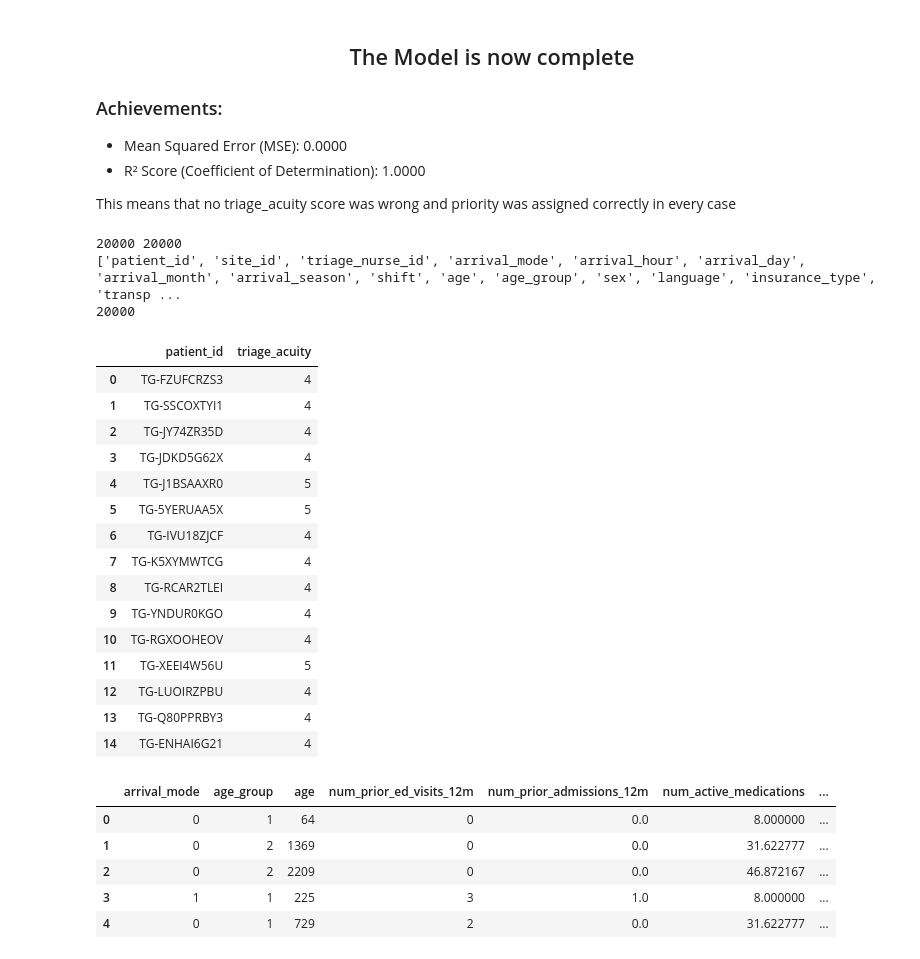
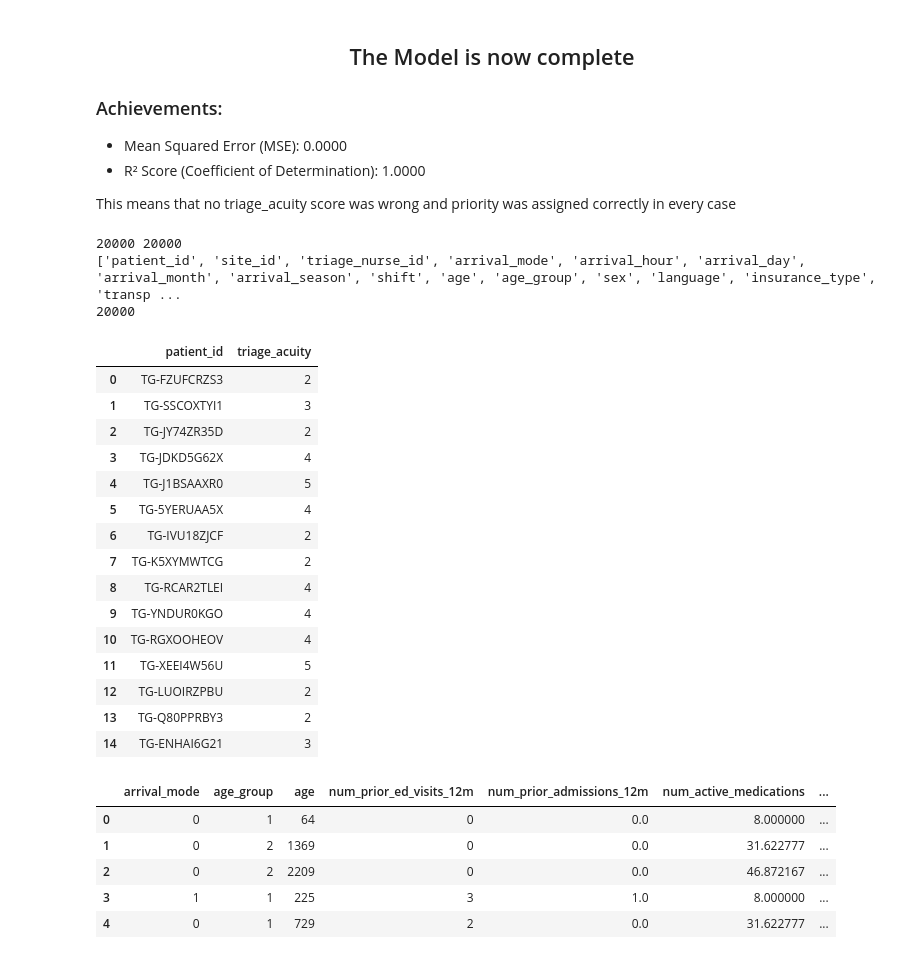
Before and after one commit to Eashan-10/Hospital-Patient-Queue, a Jupyter notebook: priority.ipynb, the cells around one changed output. Cells and saved outputs as stored; diff of their text form; code cells hidden in the pictures.

```diff
--- a/priority.ipynb
+++ b/priority.ipynb
@@ -323,50 +323,50 @@ testing['diastolic_bp'] = testing_clean['diastolic_bp'].astype(float).apply(dias
 testing['mean_arterial_pressure'] = testing_clean['mean_arterial_pressure'].astype(float).apply(map)
 testing['pulse_pressure'] = testing_clean['pulse_pressure'].astype(float).apply(pulse_pressure)
 testing['heart_rate'] = testing_clean['heart_rate'].astype(float).apply(lambda x: abs(x - 72) ** 4)
 testing['respiratory_rate'] = pd.array(respiratory_rate(testing_clean['age'].astype(float).tolist(), testing_clean['respiratory_rate'].astype(float).tolist()))
 testing['temperature_c'] = testing_clean['temperature_c'].astype(float).apply(temp)
 testing['spo2'] = testing_clean['spo2'].astype(float).apply(lambda x: (100 - x) ** 4)
 testing['gcs_total'] = testing_clean['gcs_total'].astype(int).apply(lambda x: (15 - x) ** 4)
 testing['pain_score'] = testing_clean['pain_score'].astype(int)
 testing['bmi'] = testing_clean['bmi'].astype(float).apply(bmi)
 testing['shock_index'] = testing_clean['shock_index'].astype(float)
 testing['news2_score'] = testing_clean['news2_score'].astype(int)
 
 print(len(testing))
 
-newScaler = StandardScaler()
+# newScaler = StandardScaler()
 
-testPredictions = model.predict(newScaler.fit_transform(testing)).reshape(-1)
+testPredictions = model.predict(testing).reshape(-1)
 ids = testing_clean['patient_id']
 
 testingPreds = pd.DataFrame()
 testingPreds['patient_id'] = testing_clean['patient_id']
 testingPreds['triage_acuity'] = 5 - np.round(testPredictions)
 testingPreds['triage_acuity'] = testingPreds['triage_acuity'].astype("Int64")
 
 testingPreds.to_csv('results.csv', index=False)
 
 testingPreds.head(15)
 # %% [output]
 20000 20000
 ['patient_id', 'site_id', 'triage_nurse_id', 'arrival_mode', 'arrival_hour', 'arrival_day', 'arrival_month', 'arrival_season', 'shift', 'age', 'age_group', 'sex', 'language', 'insurance_type', 'transp ...
 20000
 |  | patient_id | triage_acuity |
-| 0 | TG-FZUFCRZS3 | 4 |
-| 1 | TG-SSCOXTYI1 | 4 |
-| 2 | TG-JY74ZR35D | 4 |
+| 0 | TG-FZUFCRZS3 | 2 |
+| 1 | TG-SSCOXTYI1 | 3 |
+| 2 | TG-JY74ZR35D | 2 |
 | 3 | TG-JDKD5G62X | 4 |
 | 4 | TG-J1BSAAXR0 | 5 |
-| 5 | TG-5YERUAA5X | 5 |
-| 6 | TG-IVU18ZJCF | 4 |
-| 7 | TG-K5XYMWTCG | 4 |
+| 5 | TG-5YERUAA5X | 4 |
+| 6 | TG-IVU18ZJCF | 2 |
+| 7 | TG-K5XYMWTCG | 2 |
 | 8 | TG-RCAR2TLEI | 4 |
 | 9 | TG-YNDUR0KGO | 4 |
 | 10 | TG-RGXOOHEOV | 4 |
 | 11 | TG-XEEI4W56U | 5 |
-| 12 | TG-LUOIRZPBU | 4 |
-| 13 | TG-Q80PPRBY3 | 4 |
-| 14 | TG-ENHAI6G21 | 4 |
+| 12 | TG-LUOIRZPBU | 2 |
+| 13 | TG-Q80PPRBY3 | 2 |
+| 14 | TG-ENHAI6G21 | 3 |
 # %%
 x_train.head()
 # %% [output]
```
Also changed, not shown: 2 other files.
